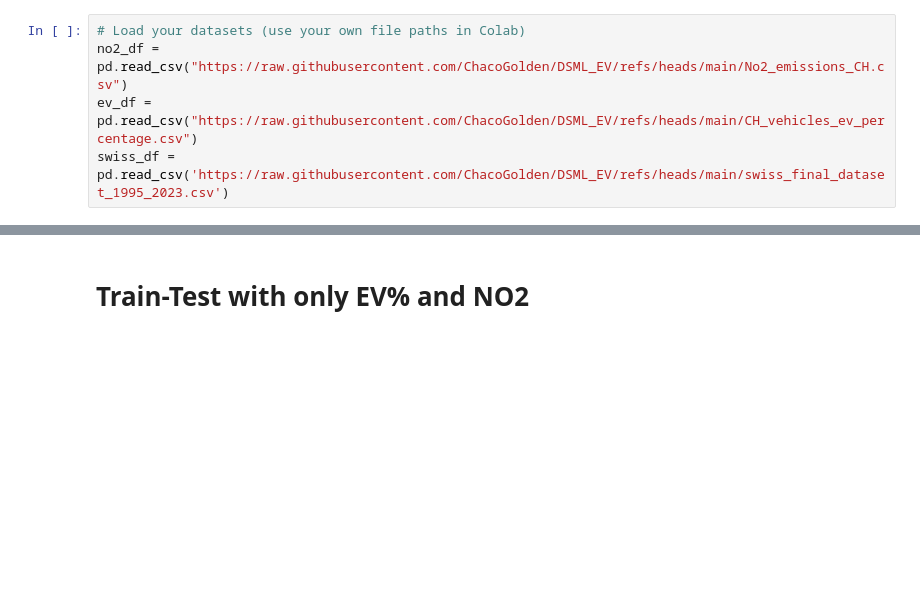
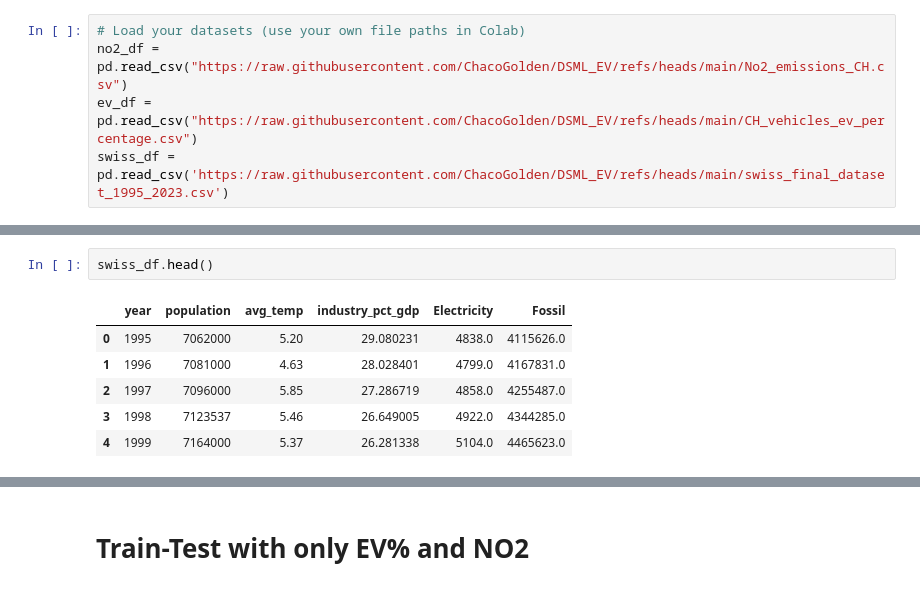
Before and after one commit to ChacoGolden/DSML_EV, a Jupyter notebook: train_test.ipynb, the cells around one changed output, grey strips where cells are left out. Drawn from its saved outputs; the diff is of its cells as text; blank space fills up the shorter version.

```diff
--- a/train_test.ipynb
+++ b/train_test.ipynb
@@ -17,6 +20,15 @@ no2_df.head()
 | 2 | 2002 | 47.0 |
 | 3 | 2003 | 52.1 |
 | 4 | 2004 | 48.0 |
+# %%
+swiss_df.head()
+# %% [output]
+|  | year | population | avg_temp | industry_pct_gdp | Electricity | Fossil |
+| 0 | 1995 | 7062000 | 5.20 | 29.080231 | 4838.0 | 4115626.0 |
+| 1 | 1996 | 7081000 | 4.63 | 28.028401 | 4799.0 | 4167831.0 |
+| 2 | 1997 | 7096000 | 5.85 | 27.286719 | 4858.0 | 4255487.0 |
+| 3 | 1998 | 7123537 | 5.46 | 26.649005 | 4922.0 | 4344285.0 |
+| 4 | 1999 | 7164000 | 5.37 | 26.281338 | 5104.0 | 4465623.0 |
 # %%
 swiss_df['EV Share'] = swiss_df['Electricity'] / swiss_df['Fossil']
 swiss_df['log_population'] = np.log(swiss_df['population'])
```
Also changed, not shown: parts of 7 cells of this notebook.
